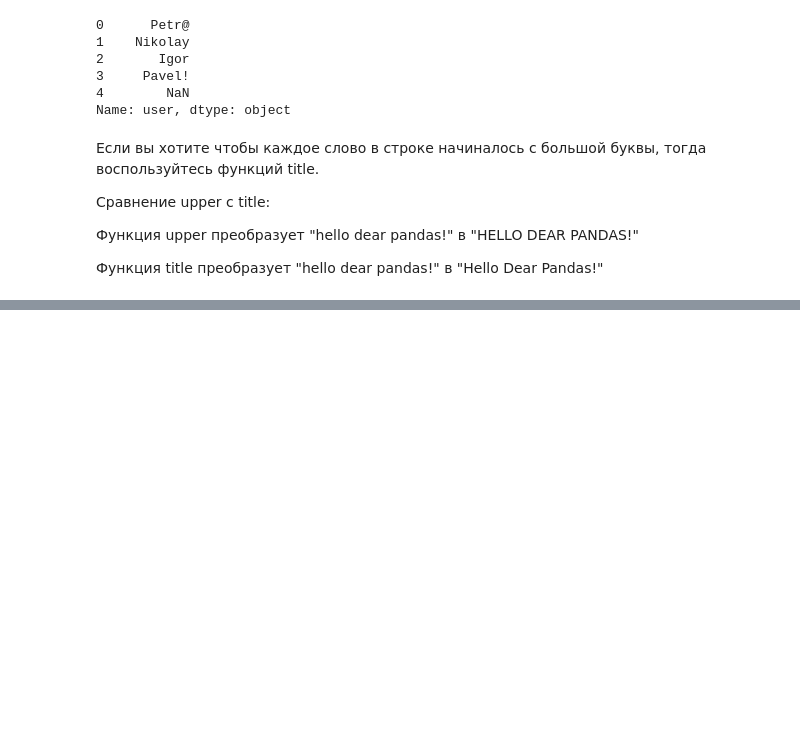
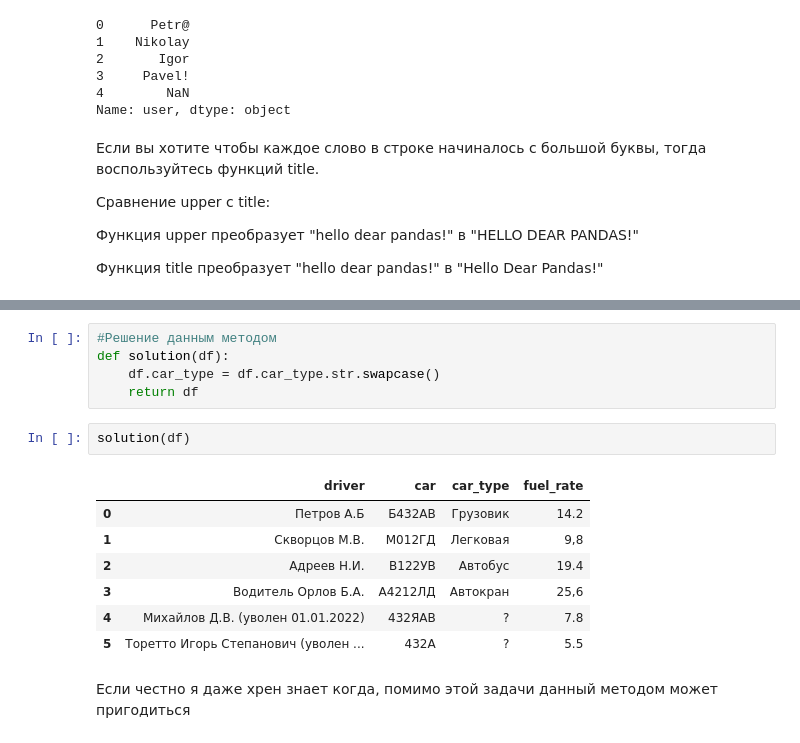
Before and after one commit to TaliyIvanov/Pandas-Numpy, a Jupyter notebook: Step_5.6 Работа со строками ( .str.replace(), .str.upper(), .str.capitalize()).ipynb, the cells around one changed output, grey strips where cells are left out. Cells and saved outputs as stored; diff of their text form; blank space fills up the shorter version.

```diff
--- a/Step_5.6 Работа со строками ( .str.replace(), .str.upper(), .str.capitalize()).ipynb
+++ b/Step_5.6 Работа со строками ( .str.replace(), .str.upper(), .str.capitalize()).ipynb
@@ -118,0 +414,17 @@ Name: user, dtype: object
+# %%
+#Решение данным методом
+def solution(df):
+    df.car_type = df.car_type.str.swapcase()
+    return df
+# %%
+solution(df)
+# %% [output]
+|  | driver | car | car_type | fuel_rate |
+| 0 | Петров А.Б | Б432АВ | Грузовик | 14.2 |
+| 1 | Скворцов М.В. | М012ГД | Легковая | 9,8 |
+| 2 | Адреев Н.И. | В122УВ | Автобус | 19.4 |
+| 3 | Водитель Орлов Б.А. | А4212ЛД | Автокран | 25,6 |
+| 4 | Михайлов Д.В. (уволен 01.01.2022) | 432ЯАВ | ? | 7.8 |
+| 5 | Торетто Игорь Степанович (уволен ... | 432А | ? | 5.5 |
+# %% [markdown]
+Если честно я даже хрен знает когда, помимо этой задачи данный методом может пригодиться
```
Also changed, not shown: parts of 55 cells of this notebook.
